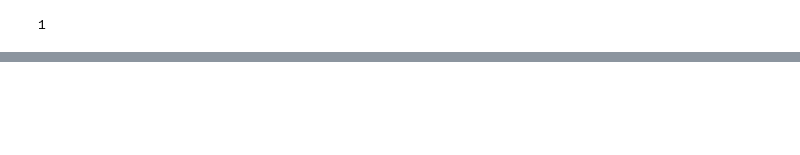
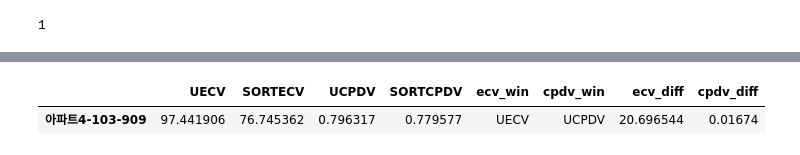
Before and after one commit to formegusto/pattern-recognition, a Jupyter notebook: 27. Total Test.ipynb, the cells around one changed output, grey strips where cells are left out. Drawn from its saved outputs; the diff is of its cells as text; code cells hidden in the pictures; blank space fills up the shorter version.

```diff
--- a/27. Total Test.ipynb
+++ b/27. Total Test.ipynb
@@ -436,4 +478,10 @@ total_ecv[
 # %%
-total_ecv[
-    total_ecv['ecv_win'] == "UECV"
-].sort_values(by=['ecv_diff'], ascending=False)
+# 이상치들 기록
+bak_total = total_ecv[
+    total_ecv['ecv_diff'] >= 20
+]
+
+bak_total
+# %% [output]
+|  | UECV | SORTECV | UCPDV | SORTCPDV | ecv_win | cpdv_win | ecv_diff | cpdv_diff |
+| 아파트4-103-909 | 97.441906 | 76.745362 | 0.796317 | 0.779577 | UECV | UCPDV | 20.696544 | 0.01674 |
```
Also changed, not shown: parts of 4 cells of this notebook, 3 other files.
